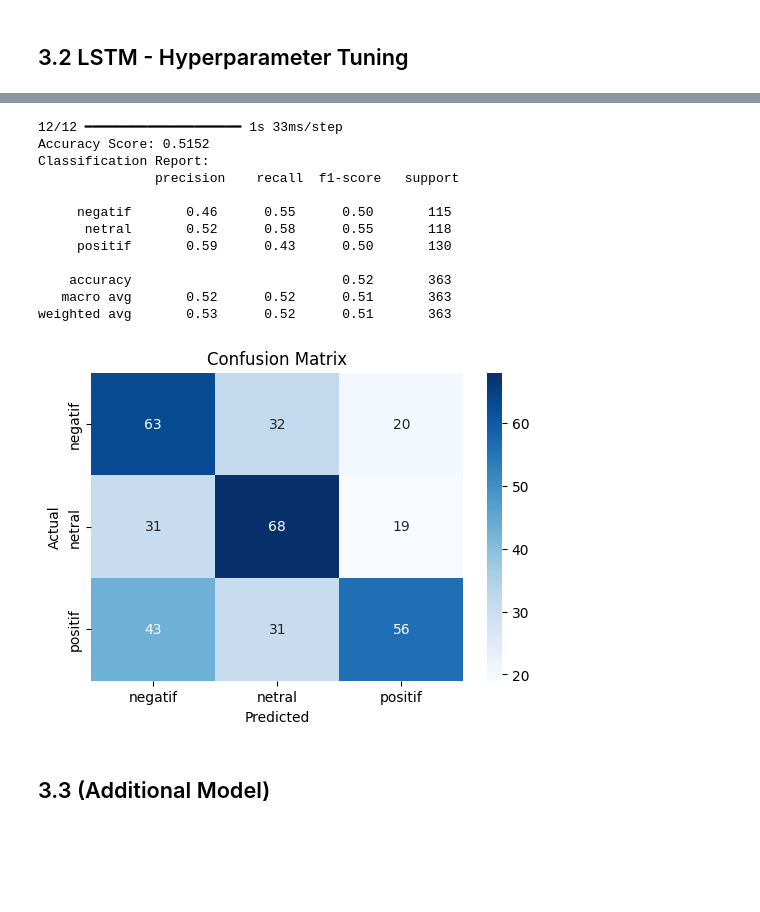
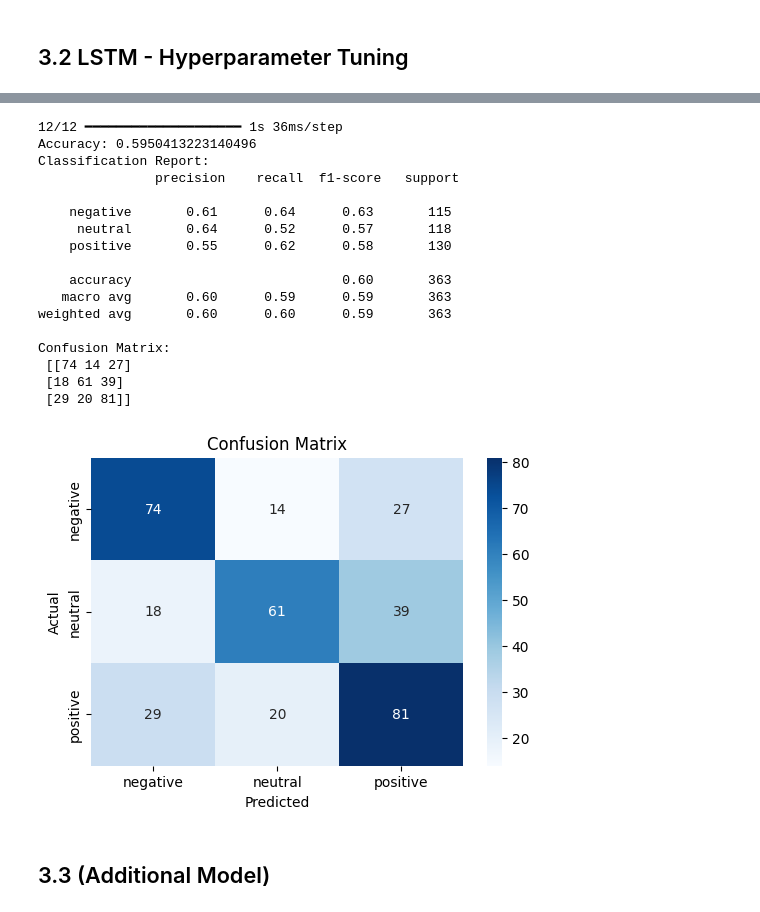
Before and after one commit to kairamilanifitria/Bootcamp-NLP, a Jupyter notebook: Project_1_Sentiment_Analysis.ipynb, the cells around one changed output, grey strips where cells are left out. Cells and saved outputs as stored; diff of their text form; code cells hidden in the pictures; blank space fills up the shorter version.

```diff
--- a/Project_1_Sentiment_Analysis.ipynb
+++ b/Project_1_Sentiment_Analysis.ipynb
@@ -388,0 +1302,4 @@ vectorizer.vocabulary_
+# %%
+# pakai data hasil lemmatization dengan nlp_id
+df = pd.read_csv('/content/drive/MyDrive/Bootcamp AI/Dataset/Task1 : Sentiment Analysis /text_lemmatize_1.csv')
+df
@@ -580,0 +1484,3 @@ Total elapsed time: 00h 00m 36s
+# %%
+# Train-test split
+X_train, X_test, y_train, y_test = train_test_split(X, y, test_size=0.2, random_state=42)
@@ -580,0 +1531,13 @@ Total elapsed time: 00h 00m 36s
+# %%
+# Build the best model using the best parameters from Bayesian optimization
+best_model = create_model(
+    embedding_dim=int(best_params['embedding_dim']),
+    lstm_units=int(best_params['lstm_units']),
+    dropout_rate=best_params['dropout_rate']
+)
+
+# Early stopping
+early_stopping = EarlyStopping(monitor='val_loss', patience=3)
+
+# Train the model with the best parameters
+best_model.fit(X_train, y_train, epochs=10, batch_size=32, validation_data=(X_test, y_test), callbacks=[early_stopping])
@@ -581,38 +1558,42 @@ Total elapsed time: 00h 00m 36s
 # %%
-# Evaluate the model
-y_pred = best_model.predict(X_test)
-y_pred_classes = np.argmax(y_pred, axis=1)
-y_test_classes = np.argmax(y_test, axis=1)
+# Evaluate the tuned LSTM on the test data
+y_pred = np.argmax(best_model.predict(X_test), axis=1)
 
-# Accuracy Score
-accuracy = accuracy_score(y_test_classes, y_pred_classes)
-print(f"Accuracy Score: {accuracy:.4f}")
+# Accuracy and classification report
+accuracy = accuracy_score(y_test, y_pred)
+print(f"Accuracy: {accuracy}")
+print("Classification Report:\n", classification_report(y_test, y_pred, target_names=['negative', 'neutral', 'positive']))
 
-# Classification Report
-print("Classification Report:\n", classification_report(y_test_classes, y_pred_classes, target_names=label_encoder.classes_))
+# Confusion matrix
+cm = confusion_matrix(y_test, y_pred)
+print("Confusion Matrix:\n", cm)
 
-# Confusion Matrix
-cm = confusion_matrix(y_test_classes, y_pred_classes)
+# Visualize the confusion matrix
 plt.figure(figsize=(6,4))
-sns.heatmap(cm, annot=True, fmt='d', cmap='Blues', xticklabels=label_encoder.classes_, yticklabels=label_encoder.classes_)
+sns.heatmap(cm, annot=True, fmt='d', cmap='Blues', xticklabels=['negative', 'neutral', 'positive'], yticklabels=['negative', 'neutral', 'positive'])
 plt.title('Confusion Matrix')
 plt.ylabel('Actual')
 plt.xlabel('Predicted')
 plt.show()
 # %% [output]
-12/12 ━━━━━━━━━━━━━━━━━━━━ 1s 33ms/step
-Accuracy Score: 0.5152
+12/12 ━━━━━━━━━━━━━━━━━━━━ 1s 36ms/step
+Accuracy: 0.5950413223140496
 Classification Report:
                precision    recall  f1-score   support
 
-     negatif       0.46      0.55      0.50       115
-      netral       0.52      0.58      0.55       118
-     positif       0.59      0.43      0.50       130
+    negative       0.61      0.64      0.63       115
+     neutral       0.64      0.52      0.57       118
+    positive       0.55      0.62      0.58       130
 
-    accuracy                           0.52       363
-   macro avg       0.52      0.52      0.51       363
-weighted avg       0.53      0.52      0.51       363
+    accuracy                           0.60       363
+   macro avg       0.60      0.59      0.59       363
+weighted avg       0.60      0.60      0.59       363
+
+Confusion Matrix:
+ [[74 14 27]
+ [18 61 39]
+ [29 20 81]]
-[figure, old version]
+[figure, new version]
 # %% [markdown]
 ## 3.3 (Additional Model)
 # %% [markdown]
```
Also changed, not shown: parts of 82 cells of this notebook.
